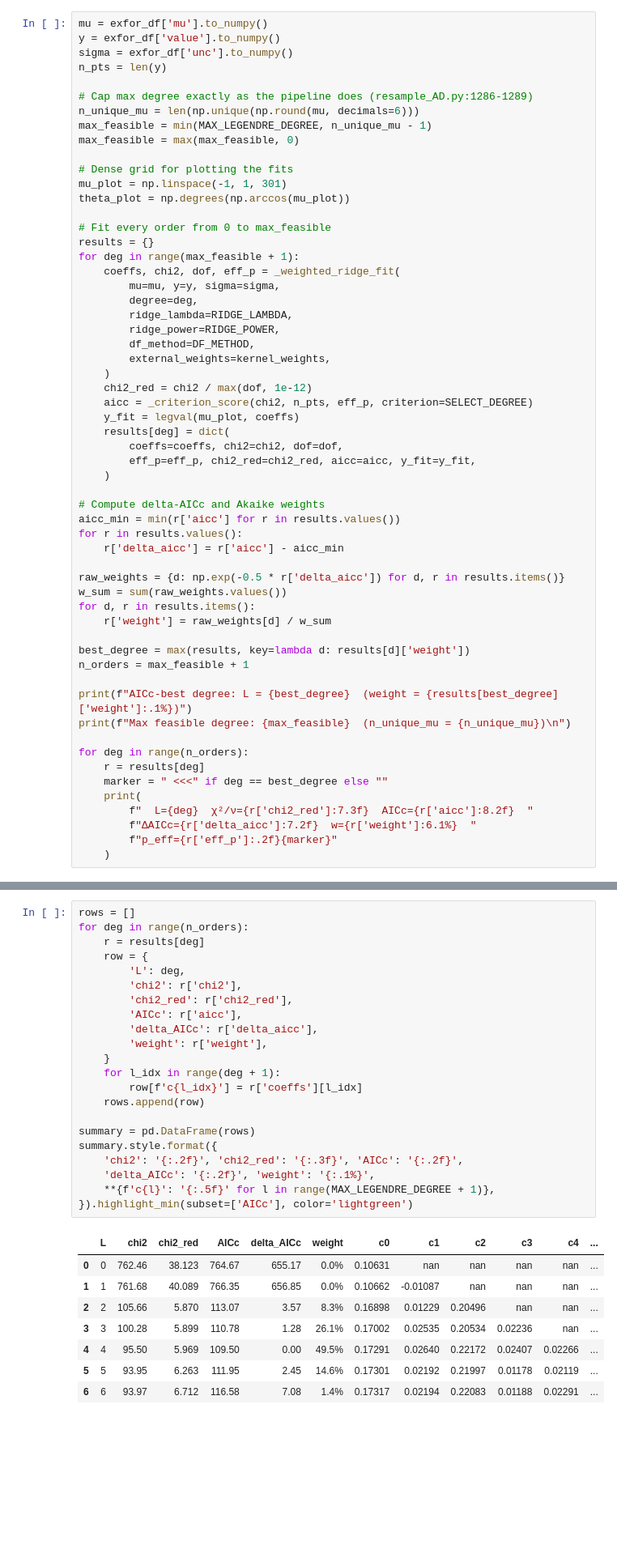
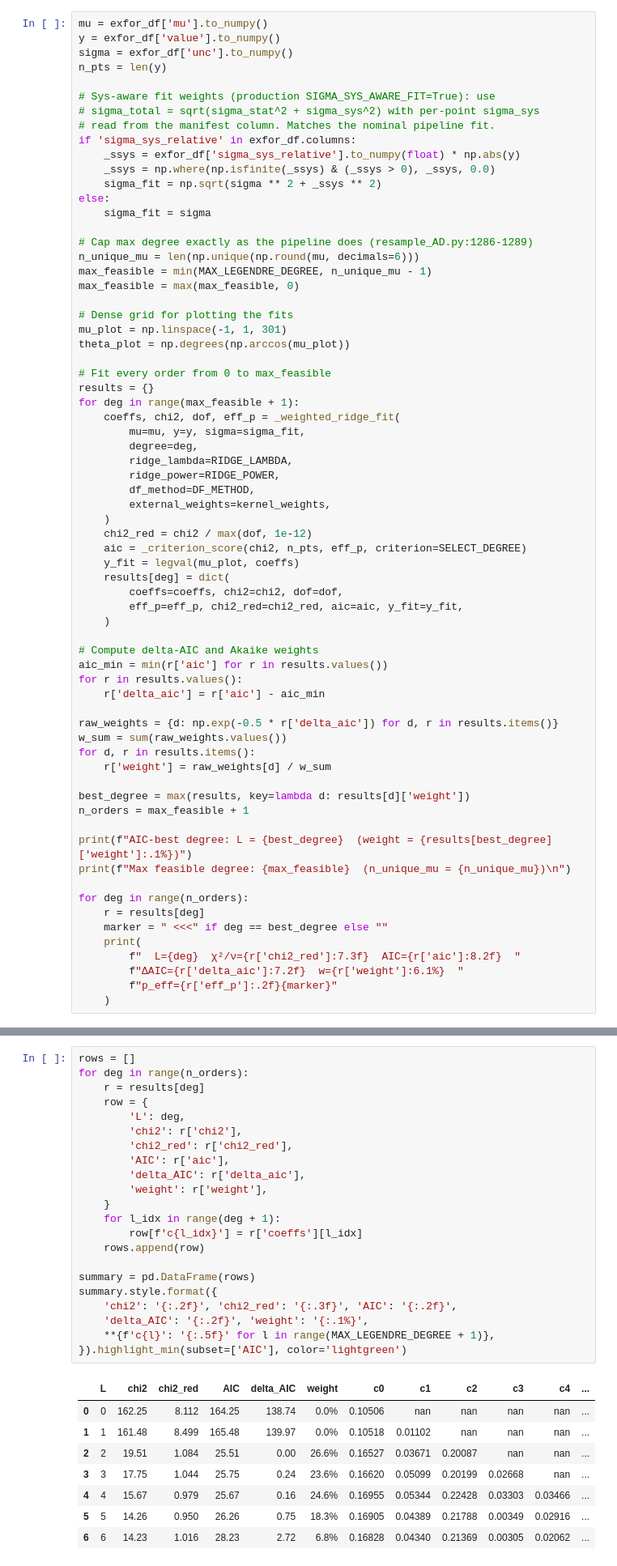
Before and after one commit to monleon96/MCNPy, a Jupyter notebook: scripts/ridge_lambda_comparison.ipynb, the cells around one changed output, grey strips where cells are left out. Shown at 81% size. Drawn from its saved outputs; the diff is of its cells as text; blank space fills up the shorter version.

```diff
--- a/scripts/ridge_lambda_comparison.ipynb
+++ b/scripts/ridge_lambda_comparison.ipynb
@@ -174,6 +189,16 @@ mu = exfor_df['mu'].to_numpy()
 y = exfor_df['value'].to_numpy()
 sigma = exfor_df['unc'].to_numpy()
 n_pts = len(y)
+
+# Sys-aware fit weights (production SIGMA_SYS_AWARE_FIT=True): use
+# sigma_total = sqrt(sigma_stat^2 + sigma_sys^2) with per-point sigma_sys
+# read from the manifest column. Matches the nominal pipeline fit.
+if 'sigma_sys_relative' in exfor_df.columns:
+    _ssys = exfor_df['sigma_sys_relative'].to_numpy(float) * np.abs(y)
+    _ssys = np.where(np.isfinite(_ssys) & (_ssys > 0), _ssys, 0.0)
+    sigma_fit = np.sqrt(sigma ** 2 + _ssys ** 2)
+else:
+    sigma_fit = sigma
 
 # Cap max degree exactly as the pipeline does (resample_AD.py:1286-1289)
 n_unique_mu = len(np.unique(np.round(mu, decimals=6)))
@@ -188,7 +213,7 @@ theta_plot = np.degrees(np.arccos(mu_plot))
 results = {}
 for deg in range(max_feasible + 1):
     coeffs, chi2, dof, eff_p = _weighted_ridge_fit(
-        mu=mu, y=y, sigma=sigma,
+        mu=mu, y=y, sigma=sigma_fit,
         degree=deg,
         ridge_lambda=RIDGE_LAMBDA,
         ridge_power=RIDGE_POWER,
@@ -196,19 +221,19 @@ for deg in range(max_feasible + 1):
         external_weights=kernel_weights,
     )
     chi2_red = chi2 / max(dof, 1e-12)
-    aicc = _criterion_score(chi2, n_pts, eff_p, criterion=SELECT_DEGREE)
+    aic = _criterion_score(chi2, n_pts, eff_p, criterion=SELECT_DEGREE)
     y_fit = legval(mu_plot, coeffs)
     results[deg] = dict(
         coeffs=coeffs, chi2=chi2, dof=dof,
-        eff_p=eff_p, chi2_red=chi2_red, aicc=aicc, y_fit=y_fit,
+        eff_p=eff_p, chi2_red=chi2_red, aic=aic, y_fit=y_fit,
     )
 
-# Compute delta-AICc and Akaike weights
-aicc_min = min(r['aicc'] for r in results.values())
+# Compute delta-AIC and Akaike weights
+aic_min = min(r['aic'] for r in results.values())
 for r in results.values():
-    r['delta_aicc'] = r['aicc'] - aicc_min
+    r['delta_aic'] = r['aic'] - aic_min
 
-raw_weights = {d: np.exp(-0.5 * r['delta_aicc']) for d, r in results.items()}
+raw_weights = {d: np.exp(-0.5 * r['delta_aic']) for d, r in results.items()}
 w_sum = sum(raw_weights.values())
 for d, r in results.items():
     r['weight'] = raw_weights[d] / w_sum
@@ -216,15 +241,15 @@ for d, r in results.items():
 best_degree = max(results, key=lambda d: results[d]['weight'])
 n_orders = max_feasible + 1
 
-print(f"AICc-best degree: L = {best_degree}  (weight = {results[best_degree]['weight']:.1%})")
+print(f"AIC-best degree: L = {best_degree}  (weight = {results[best_degree]['weight']:.1%})")
 print(f"Max feasible degree: {max_feasible}  (n_unique_mu = {n_unique_mu})\n")
 
 for deg in range(n_orders):
     r = results[deg]
     marker = " <<<" if deg == best_degree else ""
     print(
-        f"  L={deg}  χ²/ν={r['chi2_red']:7.3f}  AICc={r['aicc']:8.2f}  "
-        f"ΔAICc={r['delta_aicc']:7.2f}  w={r['weight']:6.1%}  "
+        f"  L={deg}  χ²/ν={r['chi2_red']:7.3f}  AIC={r['aic']:8.2f}  "
+        f"ΔAIC={r['delta_aic']:7.2f}  w={r['weight']:6.1%}  "
         f"p_eff={r['eff_p']:.2f}{marker}"
     )
 # %% [output]
@@ -368,31 +393,31 @@ plt.show()
 # %%
 rows = []
 for deg in range(n_orders):
     r = results[deg]
     row = {
         'L': deg,
         'chi2': r['chi2'],
         'chi2_red': r['chi2_red'],
-        'AICc': r['aicc'],
-        'delta_AICc': r['delta_aicc'],
+        'AIC': r['aic'],
+        'delta_AIC': r['delta_aic'],
         'weight': r['weight'],
     }
     for l_idx in range(deg + 1):
         row[f'c{l_idx}'] = r['coeffs'][l_idx]
     rows.append(row)
 
 summary = pd.DataFrame(rows)
 summary.style.format({
-    'chi2': '{:.2f}', 'chi2_red': '{:.3f}', 'AICc': '{:.2f}',
-    'delta_AICc': '{:.2f}', 'weight': '{:.1%}',
+    'chi2': '{:.2f}', 'chi2_red': '{:.3f}', 'AIC': '{:.2f}',
+    'delta_AIC': '{:.2f}', 'weight': '{:.1%}',
     **{f'c{l}': '{:.5f}' for l in range(MAX_LEGENDRE_DEGREE + 1)},
-}).highlight_min(subset=['AICc'], color='lightgreen')
+}).highlight_min(subset=['AIC'], color='lightgreen')
 # %% [output]
-|  | L | chi2 | chi2_red | AICc | delta_AICc | weight | c0 | c1 | c2 | c3 | c4 | ... |
-| 0 | 0 | 762.46 | 38.123 | 764.67 | 655.17 | 0.0% | 0.10631 | nan | nan | nan | nan | ... |
-| 1 | 1 | 761.68 | 40.089 | 766.35 | 656.85 | 0.0% | 0.10662 | -0.01087 | nan | nan | nan | ... |
-| 2 | 2 | 105.66 | 5.870 | 113.07 | 3.57 | 8.3% | 0.16898 | 0.01229 | 0.20496 | nan | nan | ... |
-| 3 | 3 | 100.28 | 5.899 | 110.78 | 1.28 | 26.1% | 0.17002 | 0.02535 | 0.20534 | 0.02236 | nan | ... |
-| 4 | 4 | 95.50 | 5.969 | 109.50 | 0.00 | 49.5% | 0.17291 | 0.02640 | 0.22172 | 0.02407 | 0.02266 | ... |
-| 5 | 5 | 93.95 | 6.263 | 111.95 | 2.45 | 14.6% | 0.17301 | 0.02192 | 0.21997 | 0.01178 | 0.02119 | ... |
-| 6 | 6 | 93.97 | 6.712 | 116.58 | 7.08 | 1.4% | 0.17317 | 0.02194 | 0.22083 | 0.01188 | 0.02291 | ... |
+|  | L | chi2 | chi2_red | AIC | delta_AIC | weight | c0 | c1 | c2 | c3 | c4 | ... |
+| 0 | 0 | 162.25 | 8.112 | 164.25 | 138.74 | 0.0% | 0.10506 | nan | nan | nan | nan | ... |
+| 1 | 1 | 161.48 | 8.499 | 165.48 | 139.97 | 0.0% | 0.10518 | 0.01102 | nan | nan | nan | ... |
+| 2 | 2 | 19.51 | 1.084 | 25.51 | 0.00 | 26.6% | 0.16527 | 0.03671 | 0.20087 | nan | nan | ... |
+| 3 | 3 | 17.75 | 1.044 | 25.75 | 0.24 | 23.6% | 0.16620 | 0.05099 | 0.20199 | 0.02668 | nan | ... |
+| 4 | 4 | 15.67 | 0.979 | 25.67 | 0.16 | 24.6% | 0.16955 | 0.05344 | 0.22428 | 0.03303 | 0.03466 | ... |
+| 5 | 5 | 14.26 | 0.950 | 26.26 | 0.75 | 18.3% | 0.16905 | 0.04389 | 0.21788 | 0.00349 | 0.02916 | ... |
+| 6 | 6 | 14.23 | 1.016 | 28.23 | 2.72 | 6.8% | 0.16828 | 0.04340 | 0.21369 | 0.00305 | 0.02062 | ... |
```
Also changed, not shown: parts of 7 cells of this notebook, 22 other files.
